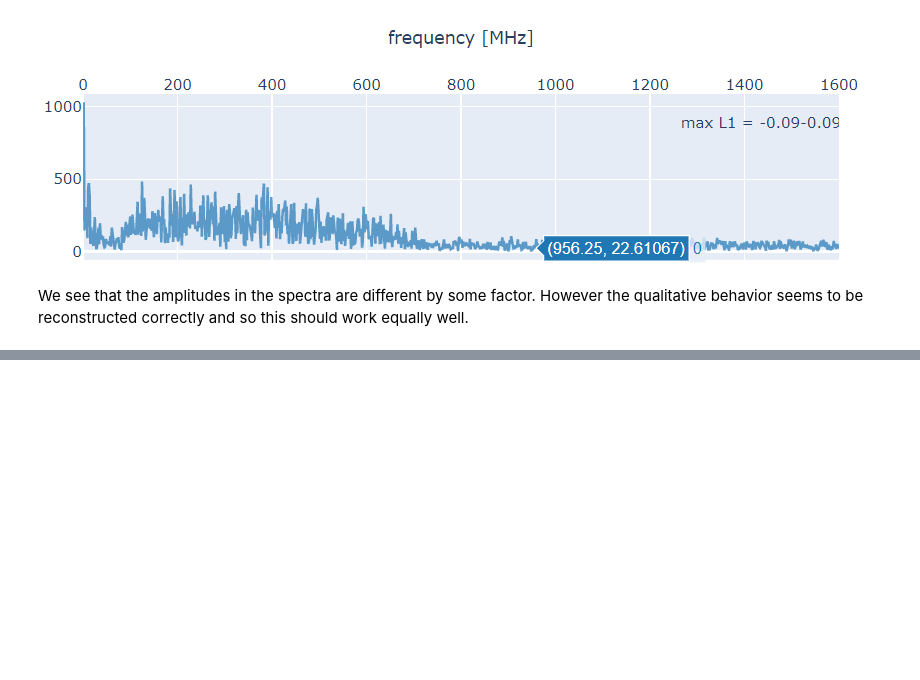
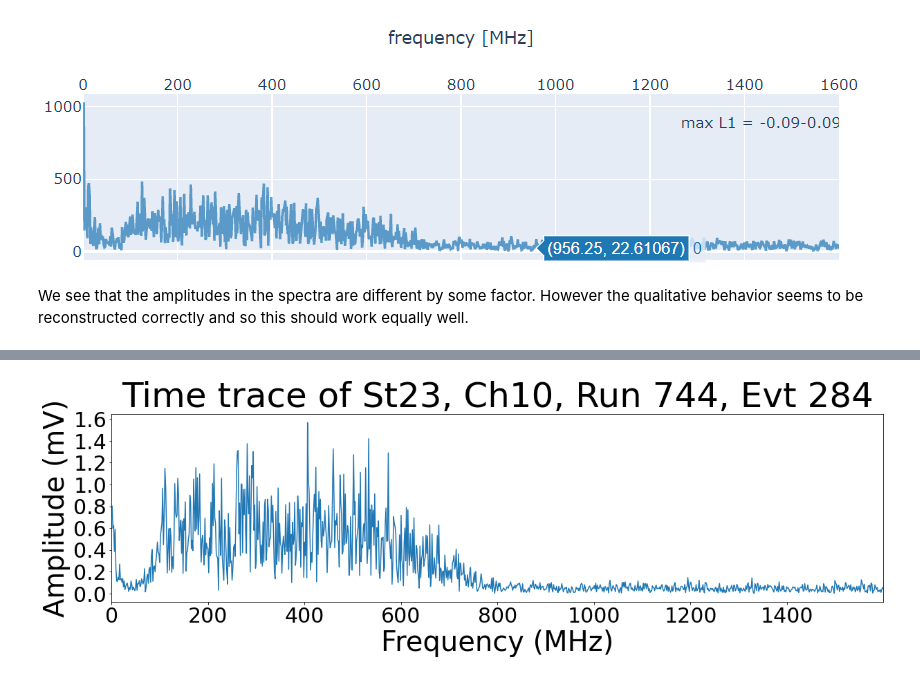
Before and after one commit to JethroStoffels/RNOG_Programming, a Jupyter notebook: 2021-11-11 TestFourierTransform.ipynb, the cells around one changed output, grey strips where cells are left out. Saved outputs shown, nothing was run; the diff lists cells and outputs as text; code cells hidden in the pictures; blank space fills up the shorter version.

```diff
--- a/2021-11-11 TestFourierTransform.ipynb
+++ b/2021-11-11 TestFourierTransform.ipynb
@@ -362,0 +358,4 @@ We see that the amplitudes in the spectra are different by some factor. However
+# %%
+TimeTraceFFT(23,10,744,CombinedFile['combined']['waveforms']['event_number'].array(library="np")[11],Amplitude="mV")
+# %% [output]
+[figure, added]
```
Also changed, not shown: parts of 17 cells of this notebook, 5 other files.
